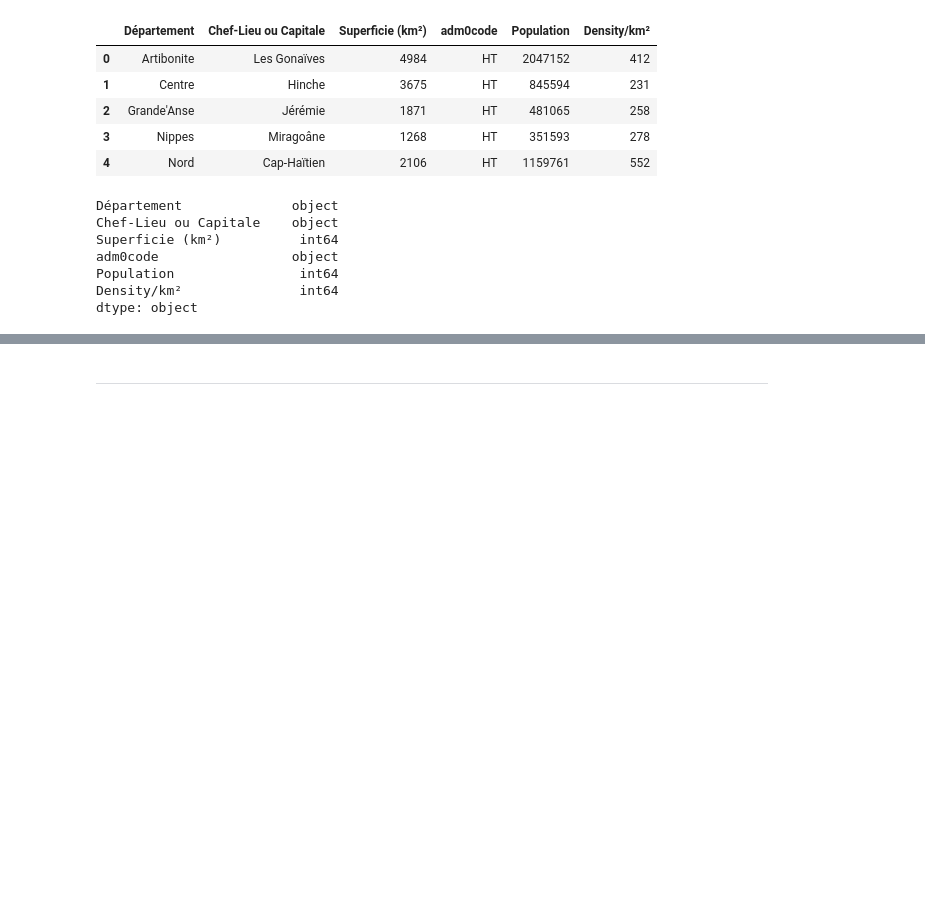
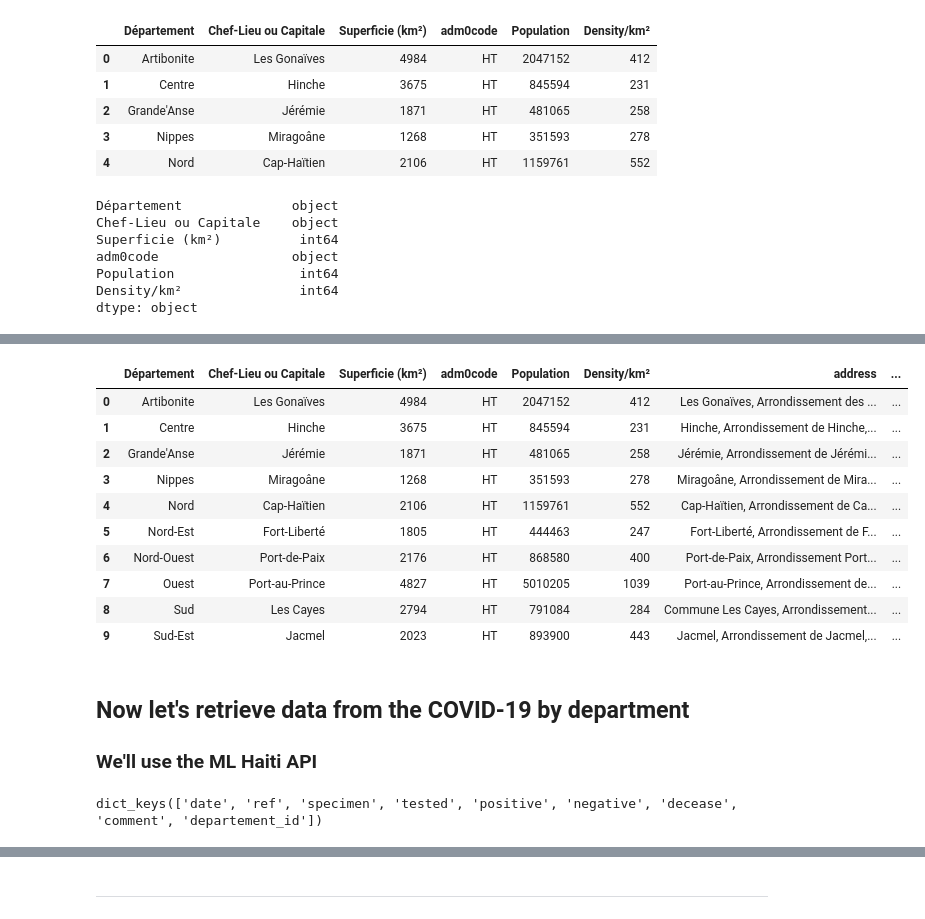
Before and after one commit to weinerkervens/Ayiti_Analytics_Capstone_Project, a Jupyter notebook: Notebooks/1- Notebook.ipynb, the cells around one changed output, grey strips where cells are left out. Cells and saved outputs as stored; diff of their text form; code cells hidden in the pictures; blank space fills up the shorter version.

```diff
--- a/Notebooks/1- Notebook.ipynb
+++ b/Notebooks/1- Notebook.ipynb
@@ -132,0 +317,8 @@ df_ht.head()
+# %%
+# Create a list of prefix to rename every single element in the 'Département' column
+list__ = ["Département de l'", 'Département du ', 'Département des ', 'Département de la ']
+
+for replacer in list__:
+    df_health['Département'] = df_health['Département'].str.replace(replacer, '')
+
+df_health.head()
@@ -132,0 +338,3 @@ df_ht.head()
+# %%
+# Replace value to reach our naming convention for departments
+df_health['Département'] = df_health['Département'].replace('Grande-Anse',"Grande'Anse")
@@ -132,0 +401,7 @@ df_ht.head()
+# %%
+# Create new dataframe to display number of health facilities by department and by category
+distribution_by_dept = df_health.groupby(['Département', 'Category']).count().reset_index().rename(columns={'Name':'count'})[['Département','Category','count']]
+display(distribution_by_dept.head())
+
+# Displaying the dataframe of Haiti departments so we can figure out what to fix for a better merging
+display(df_ht.head())
@@ -132,0 +426,4 @@ df_ht.head()
+# %%
+# Replace value to reach our naming convention for departments
+distribution_by_dept['Département'] = distribution_by_dept['Département'].replace('Grande-Anse',"Grande'Anse")
+distribution_by_dept['Département'].unique()
@@ -132,0 +450,27 @@ df_ht.head()
+# %%
+# Loop through departments to retrieve number of facilities by category
+
+for dept in distribution_by_dept['Département'].unique().tolist():
+    # List of category available by department
+    categ = distribution_by_dept[distribution_by_dept['Département'] == dept]['Category'].unique().tolist()
+    for cat in categ:
+        df_ht.loc[df_ht['Département'] == dept, cat] = df_health.groupby(['Département', 'Category']).count().T.reset_index()[dept][cat][0]
+
+df_ht.fillna(0, inplace = True)
+
+if df_ht.shape[0] == 11:
+    df_ht.drop(df_ht.index[-1], axis=0, inplace = True)
+
+df_ht
+# %% [output]
+|  | Département | Chef-Lieu ou Capitale | Superficie (km²) | adm0code | Population | Density/km² | address | ... |
+| 0 | Artibonite | Les Gonaïves | 4984 | HT | 2047152 | 412 | Les Gonaïves, Arrondissement des ... | ... |
+| 1 | Centre | Hinche | 3675 | HT | 845594 | 231 | Hinche, Arrondissement de Hinche,... | ... |
+| 2 | Grande'Anse | Jérémie | 1871 | HT | 481065 | 258 | Jérémie, Arrondissement de Jérémi... | ... |
+| 3 | Nippes | Miragoâne | 1268 | HT | 351593 | 278 | Miragoâne, Arrondissement de Mira... | ... |
+| 4 | Nord | Cap-Haïtien | 2106 | HT | 1159761 | 552 | Cap-Haïtien, Arrondissement de Ca... | ... |
+| 5 | Nord-Est | Fort-Liberté | 1805 | HT | 444463 | 247 | Fort-Liberté, Arrondissement de F... | ... |
+| 6 | Nord-Ouest | Port-de-Paix | 2176 | HT | 868580 | 400 | Port-de-Paix, Arrondissement Port... | ... |
+| 7 | Ouest | Port-au-Prince | 4827 | HT | 5010205 | 1039 | Port-au-Prince, Arrondissement de... | ... |
+| 8 | Sud | Les Cayes | 2794 | HT | 791084 | 284 | Commune Les Cayes, Arrondissement... | ... |
+| 9 | Sud-Est | Jacmel | 2023 | HT | 893900 | 443 | Jacmel, Arrondissement de Jacmel,... | ... |
@@ -132,0 +479,3 @@ df_ht.head()
+# %% [markdown]
+## Now let's retrieve data from the COVID-19 by department
+### We'll use the ML Haiti API
@@ -132,0 +485,4 @@ df_ht.head()
+# %%
+results_covid_ht['data'][0].keys()
+# %% [output]
+dict_keys(['date', 'ref', 'specimen', 'tested', 'positive', 'negative', 'decease', 'comment', 'departement_id'])
```
Also changed, not shown: parts of 43 cells of this notebook, 3 other files.
